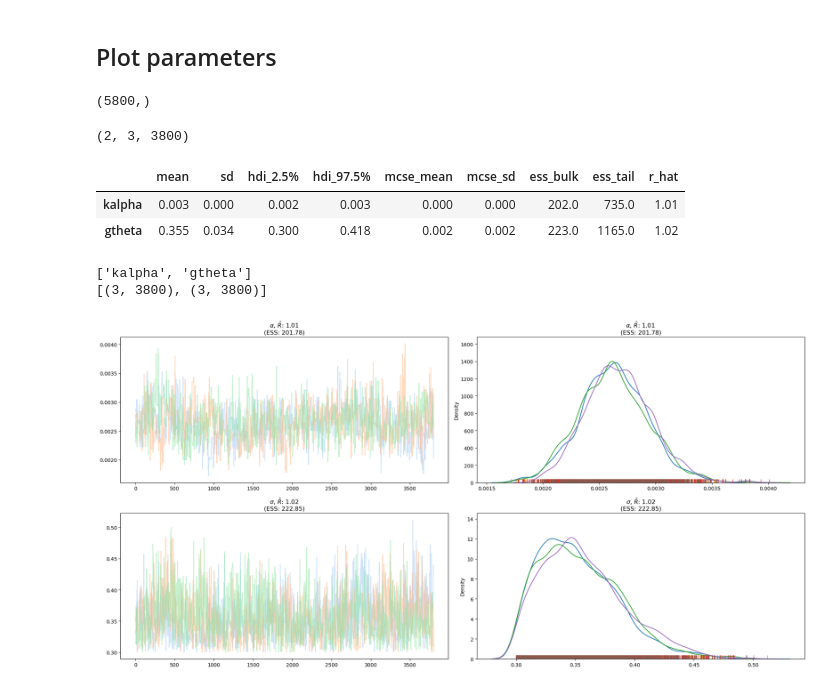
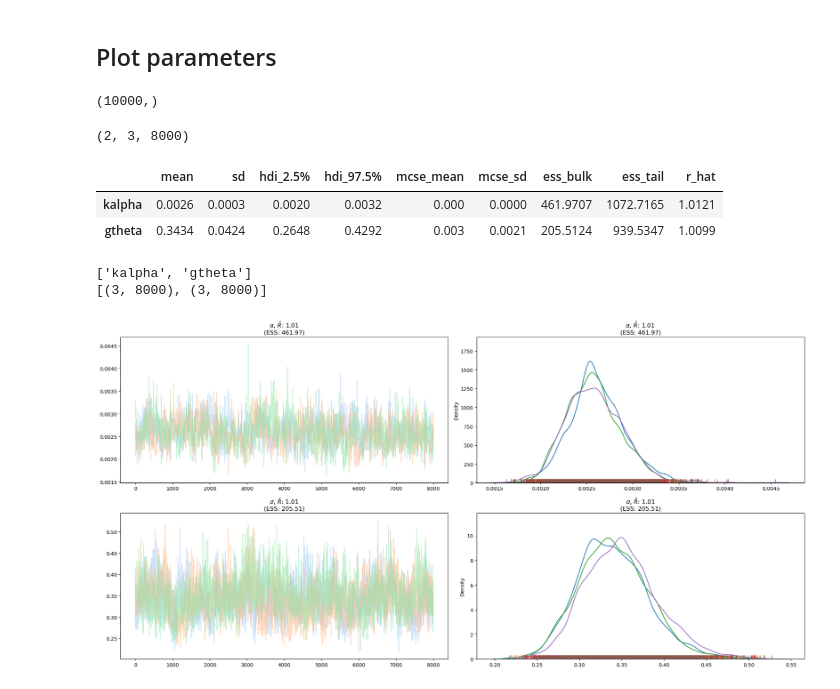
Before and after one commit to sofiastroustrup/stochastic_phylogenetic_models_of_shape, a Jupyter notebook: diagnostics_chazot.ipynb, the cells around one changed output. Drawn from its saved outputs; the diff is of its cells as text; code cells hidden in the pictures.

```diff
--- a/diagnostics_chazot.ipynb
+++ b/diagnostics_chazot.ipynb
@@ -12,10 +15,10 @@ from plotting import *
 # Diagnostics notebook
 # %%
 #  this will be read in as variable from the script..
-MCMC_iter = 5800
+MCMC_iter = 10000
 burnin = 2000
 nthin = 1 # see from script/running conditions, not used for plotting
-folder_runs = 'chazot/runs_rb=5_v4_prelim/'#'_sim-30-leaves/runs_v2/15287225176595236/'
+folder_runs = 'chazot/runs_rb=5_v6/'
 #folder_simdata = '_sim-30-leaves/simdata/78241558624040307/' #'BM9/simdata/3513656273068705/' #args.folder_simdata +'/'
 #nnodes = 59
 nxd=40
@@ -163,7 +166,7 @@ par = pars_name[0]
 o = [np.genfromtxt(folder_runs + chains[i]+'/'+par+"s.csv", delimiter = ",")[:MCMC_iter] for i in range(3)]
 o[1].shape
 # %% [output]
-(5800,)
+(10000,)
 # %%
 raw_pars = np.array([[np.genfromtxt(folder_runs + chains[i]+'/'+par+"s.csv", delimiter = ",")[:MCMC_iter] for i in range(len(chains))] for par in pars_name])
 #raw_acceptpars = np.array([[np.genfromtxt(folder_runs + chains[i]+'/'+temp_name[i]+f"accept{par}.csv", delimiter = ",") for i in range(len(chains))] for par in pars_name])
@@ -174,19 +177,19 @@ pars.shape
 #acceptpars = raw_acceptpars[:,:,burnin:MCMC_iter]
 #acceptance_rate = np.mean(acceptpars, axis=2) # add when neccesary information is stored
 # %% [output]
-(2, 3, 3800)
+(2, 3, 8000)
 # %%
 parsdict = dict(zip(pars_name, pars))
 MCMC_result = parsdict
 parsres = arviz.convert_to_dataset(MCMC_result)
 rhat = arviz.rhat(parsres)
 mcse = arviz.mcse(parsres)
 ess = arviz.ess(parsres)
-arviz.summary(parsres, hdi_prob=0.95)
+arviz.summary(parsres, hdi_prob=0.95, round_to=4)
 # %% [output]
 |  | mean | sd | hdi_2.5% | hdi_97.5% | mcse_mean | mcse_sd | ess_bulk | ess_tail | r_hat |
-| kalpha | 0.003 | 0.000 | 0.002 | 0.003 | 0.000 | 0.000 | 202.0 | 735.0 | 1.01 |
-| gtheta | 0.355 | 0.034 | 0.300 | 0.418 | 0.002 | 0.002 | 223.0 | 1165.0 | 1.02 |
+| kalpha | 0.0026 | 0.0003 | 0.0020 | 0.0032 | 0.000 | 0.0000 | 461.9707 | 1072.7165 | 1.0121 |
+| gtheta | 0.3434 | 0.0424 | 0.2648 | 0.4292 | 0.003 | 0.0021 | 205.5124 | 939.5347 | 1.0099 |
 # %%
 # save rhat for plotting
 rhats_par = np.array([rhat['kalpha'], rhat['gtheta']])
@@ -197,7 +200,7 @@ print(keys)
 print([pars[i].shape for i in range(len(pars))])
 # %% [output]
 ['kalpha', 'gtheta']
-[(3, 3800), (3, 3800)]
+[(3, 8000), (3, 8000)]
 # %%
 keys = ['kalpha', 'gtheta']
 colors = sns.color_palette('pastel', len(chains))
@@ -232,4 +235,4 @@ for i, ax in zip(range(len(axes.flat)), axes.flat):
 fig.tight_layout()
 fig.savefig(path+f'/pars_burnin={burnin}_MCMCiter={MCMC_iter}.pdf')
 # %% [output]
-[figure, old version]
+[figure, new version]
```
Also changed, not shown: parts of 5 cells of this notebook, 2 other files.
